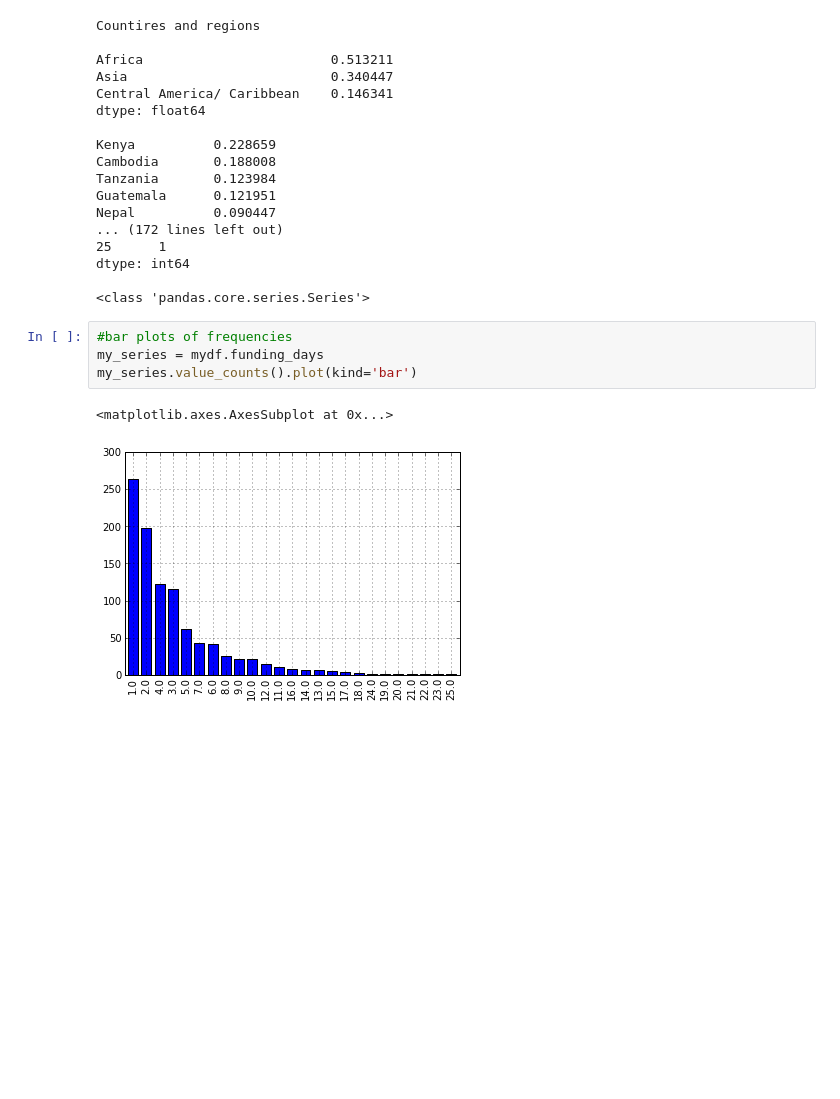
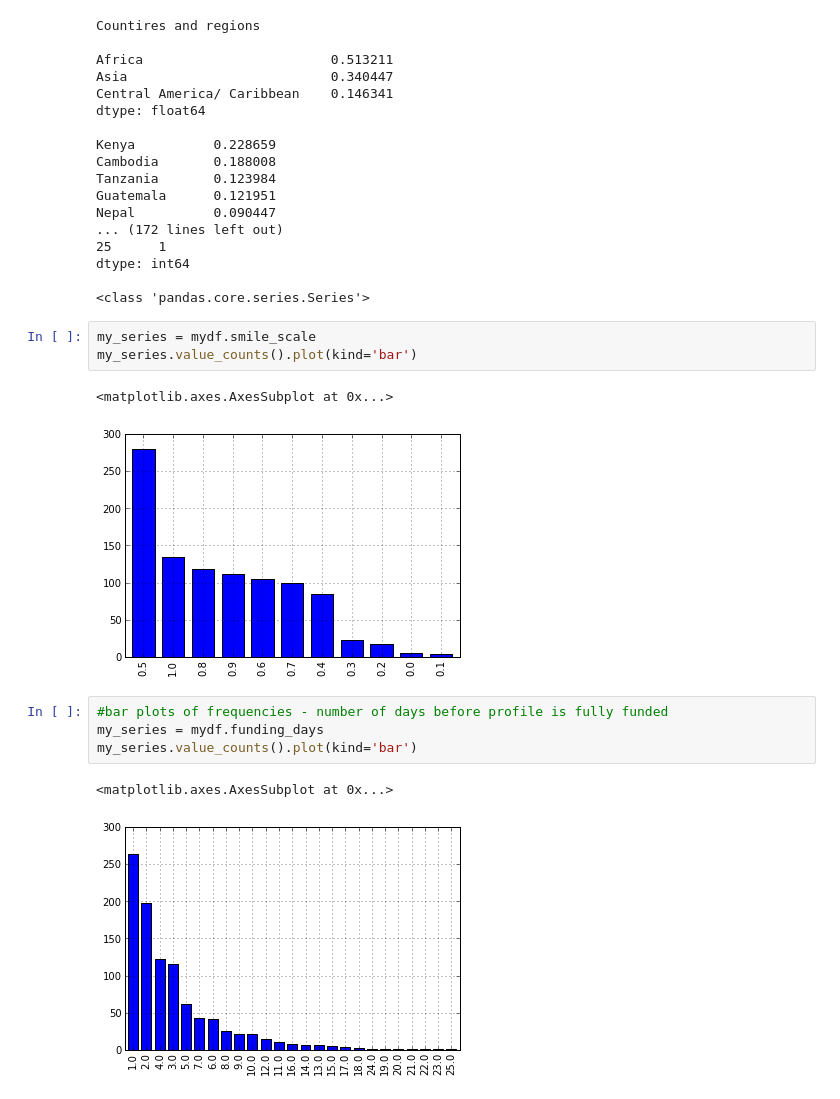
Before and after one commit to cotterman/Astro250_Python-for-Data-Scientists, a Jupyter notebook: Final project-Watsi-cotterman/exper_1way_stats.ipynb, the cells around one changed output. Saved outputs shown, nothing was run; the diff lists cells and outputs as text; blank space fills up the shorter version.

```diff
--- a/Final project-Watsi-cotterman/exper_1way_stats.ipynb
+++ b/Final project-Watsi-cotterman/exper_1way_stats.ipynb
@@ -241,8 +242,14 @@ Nepal          0.090447
 dtype: int64
 
 <class 'pandas.core.series.Series'>
+# %%
+my_series = mydf.smile_scale
+my_series.value_counts().plot(kind='bar')
+# %% [output]
+<matplotlib.axes.AxesSubplot at 0x...>
+[figure, added]
 # %%
-#bar plots of frequencies
+#bar plots of frequencies - number of days before profile is fully funded
 my_series = mydf.funding_days
 my_series.value_counts().plot(kind='bar')
 # %% [output]
```
Also changed, not shown: parts of 4 cells of this notebook, 22 other files.
